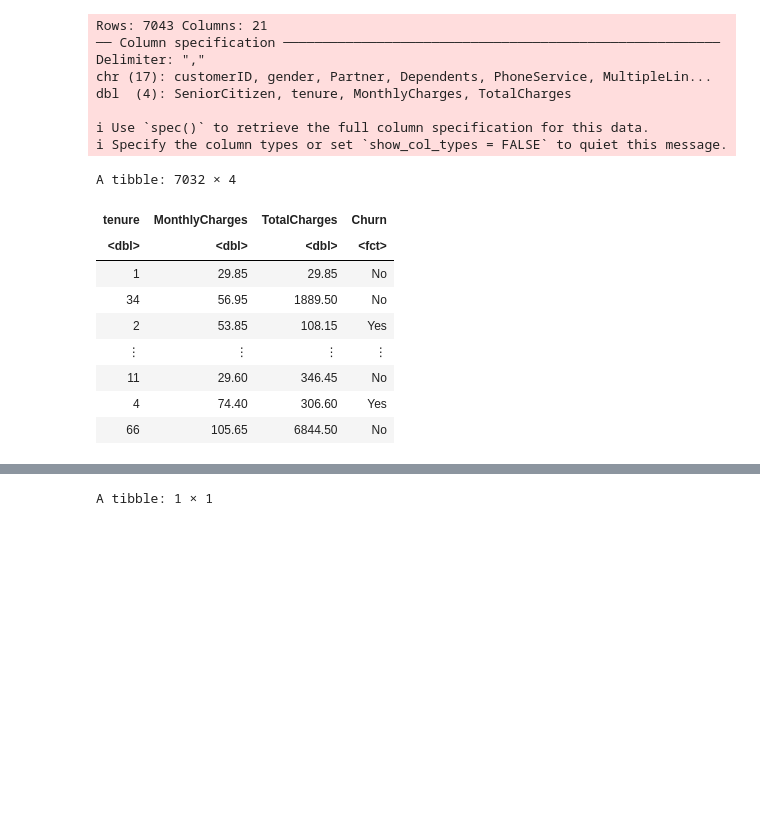
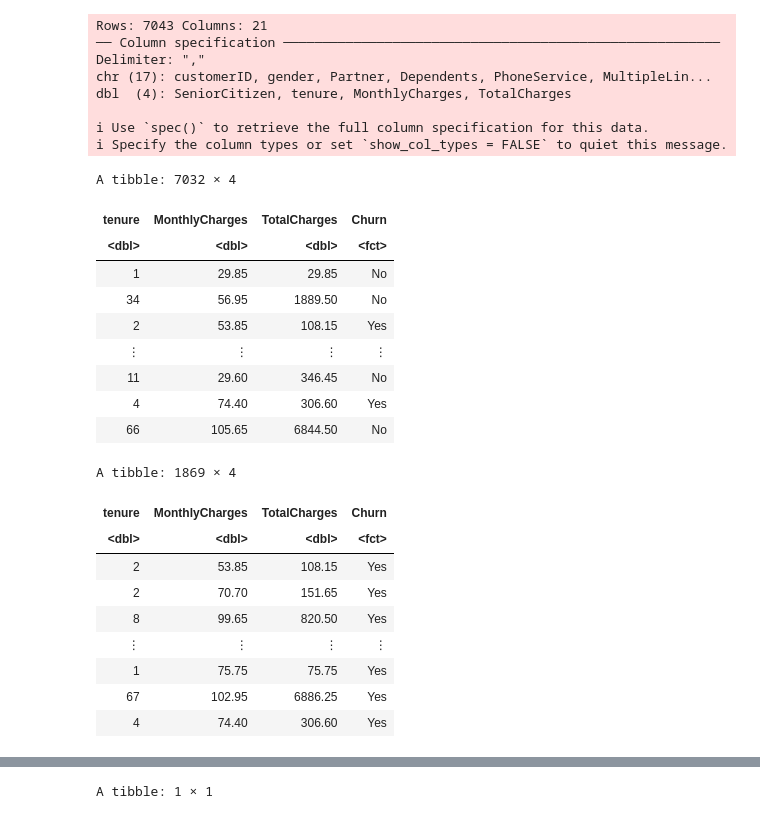
Before and after one commit to hardy1273/churn-analysis-dsci-100, a Jupyter notebook: workingdocument.ipynb, the cells around one changed output, grey strips where cells are left out. Cells and saved outputs as stored; diff of their text form; code cells hidden in the pictures; blank space fills up the shorter version.

```diff
--- a/workingdocument.ipynb
+++ b/workingdocument.ipynb
@@ -26,30 +8,49 @@ Registered S3 method overwritten by 'GGally':
 # %%
+#reading the csv file, as well as selecting the columns that are required for building the predictor,
+#as well as as the predicted variable as well. Then we filtered for all observations that had values
+#which aren't available. Finally, we mutate the Churn variable into a factor variable.
+
 telecom<-read_csv("WA_Fn-UseC_-Telco-Customer-Churn.csv")|>
          select(tenure,MonthlyCharges,TotalCharges,Churn)|>
          filter(tenure!="NA")|>
          filter(MonthlyCharges!="NA")|>
          filter(TotalCharges!="NA")|>
          filter(Churn!="NA")|>
          mutate(Churn=as_factor(Churn))
 
 telecom
+
+telecom_churn<-telecom|>
+               filter(Churn=="Yes")
+
+telecom_churn
 # %% [output]
 Rows: 7043 Columns: 21
 ── Column specification ────────────────────────────────────────────────────────
 Delimiter: ","
 chr (17): customerID, gender, Partner, Dependents, PhoneService, MultipleLin...
 dbl  (4): SeniorCitizen, tenure, MonthlyCharges, TotalCharges
 
 ℹ Use `spec()` to retrieve the full column specification for this data.
 ℹ Specify the column types or set `show_col_types = FALSE` to quiet this message.
 A tibble: 7032 × 4
 | tenure | MonthlyCharges | TotalCharges | Churn |
 | <dbl> | <dbl> | <dbl> | <fct> |
 | 1 | 29.85 | 29.85 | No |
 | 34 | 56.95 | 1889.50 | No |
 | 2 | 53.85 | 108.15 | Yes |
 | ⋮ | ⋮ | ⋮ | ⋮ |
 | 11 | 29.60 | 346.45 | No |
 | 4 | 74.40 | 306.60 | Yes |
 | 66 | 105.65 | 6844.50 | No |
+A tibble: 1869 × 4
+| tenure | MonthlyCharges | TotalCharges | Churn |
+| <dbl> | <dbl> | <dbl> | <fct> |
+| 2 | 53.85 | 108.15 | Yes |
+| 2 | 70.70 | 151.65 | Yes |
+| 8 | 99.65 | 820.50 | Yes |
+| ⋮ | ⋮ | ⋮ | ⋮ |
+| 1 | 75.75 | 75.75 | Yes |
+| 67 | 102.95 | 6886.25 | Yes |
+| 4 | 74.40 | 306.60 | Yes |
 # %%
```
Also changed, not shown: parts of 9 cells of this notebook.
